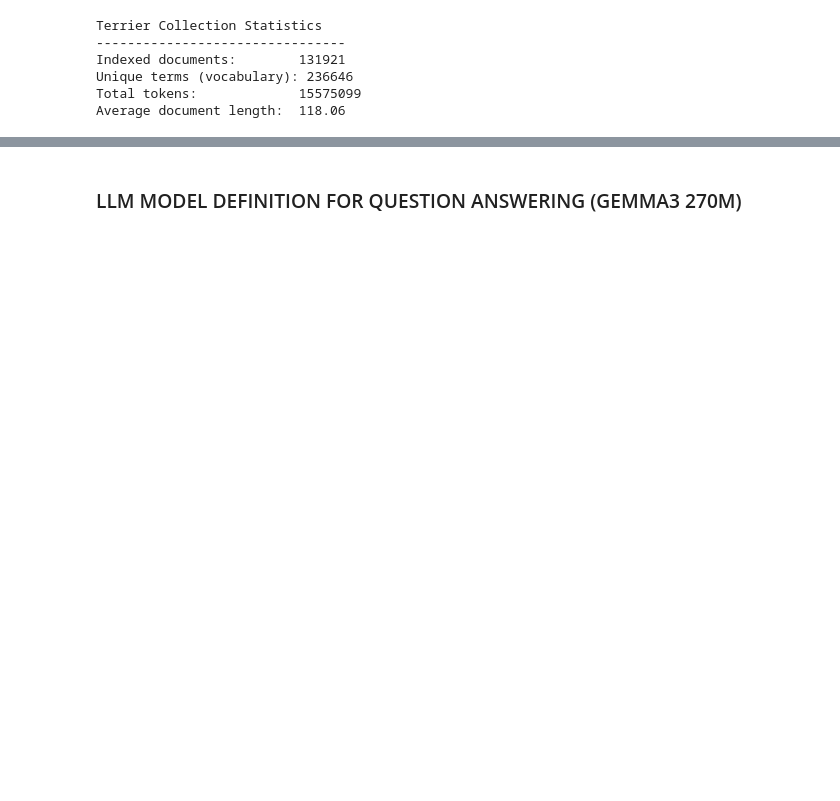
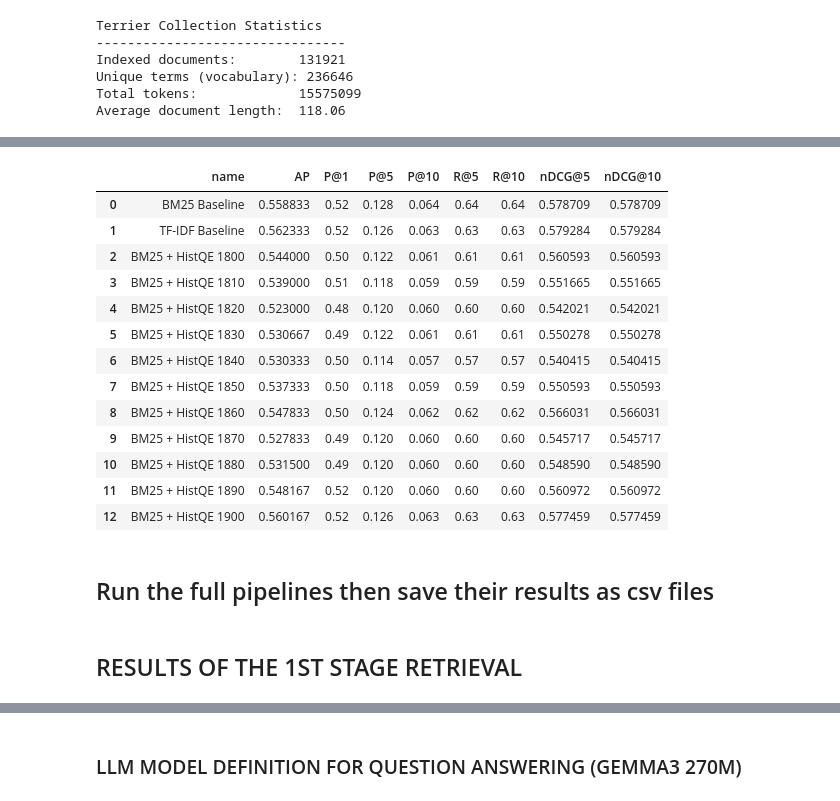
Before and after one commit to OmerSherman/IRProject, a Jupyter notebook: Historical_News_Question_Answering.ipynb, the cells around one changed output, grey strips where cells are left out. Drawn from its saved outputs; the diff is of its cells as text; code cells hidden in the pictures; blank space fills up the shorter version.

```diff
--- a/Historical_News_Question_Answering.ipynb
+++ b/Historical_News_Question_Answering.ipynb
@@ -591,0 +465,11 @@ experiment_results.to_csv("experiment_results_all_queries.csv", index=False) # D
+# %%
+hist_models_by_year = {}
+for year in range(1800, 1901, 10):
+    try:
+        hist_models_by_year[year] = load_histwords_colab(year)
+    except Exception as e:
+        print(f"Could not load model for year {year}: {e}")
+
+print("All requested historical models loaded:")
+for year, model in hist_models_by_year.items():
+    print(f"  Year {year}: {len(model.key_to_index)} words loaded.")
@@ -591,0 +650,39 @@ experiment_results.to_csv("experiment_results_all_queries.csv", index=False) # D
+# %%
+queries_df = pd.DataFrame(queries)
+queries_df = queries_df.rename(columns={"query_id": "qid", "question": "query"})
+
+qrels_df = pd.DataFrame(qrels)
+qrels_df = qrels_df.rename(columns={"query_id": "qid", "para_id": "docno"})
+
+num_queries_subset = 100 # Define the number of queries for the subset
+queries_subset_df = queries_df.head(num_queries_subset)
+
+qrels_subset_df = qrels_df[qrels_df['qid'].isin(queries_subset_df['qid'])].copy()
+
+experiment_results = pt.Experiment(
+    pipelines,
+    queries_subset_df,
+    qrels_subset_df,
+    [P@1, P@5, P@10, R@5, R@10, nDCG@5, nDCG@10, MAP],
+    names=pipeline_names
+)
+
+display(experiment_results)
+# %% [output]
+|  | name | AP | P@1 | P@5 | P@10 | R@5 | R@10 | nDCG@5 | nDCG@10 |
+| 0 | BM25 Baseline | 0.558833 | 0.52 | 0.128 | 0.064 | 0.64 | 0.64 | 0.578709 | 0.578709 |
+| 1 | TF-IDF Baseline | 0.562333 | 0.52 | 0.126 | 0.063 | 0.63 | 0.63 | 0.579284 | 0.579284 |
+| 2 | BM25 + HistQE 1800 | 0.544000 | 0.50 | 0.122 | 0.061 | 0.61 | 0.61 | 0.560593 | 0.560593 |
+| 3 | BM25 + HistQE 1810 | 0.539000 | 0.51 | 0.118 | 0.059 | 0.59 | 0.59 | 0.551665 | 0.551665 |
+| 4 | BM25 + HistQE 1820 | 0.523000 | 0.48 | 0.120 | 0.060 | 0.60 | 0.60 | 0.542021 | 0.542021 |
+| 5 | BM25 + HistQE 1830 | 0.530667 | 0.49 | 0.122 | 0.061 | 0.61 | 0.61 | 0.550278 | 0.550278 |
+| 6 | BM25 + HistQE 1840 | 0.530333 | 0.50 | 0.114 | 0.057 | 0.57 | 0.57 | 0.540415 | 0.540415 |
+| 7 | BM25 + HistQE 1850 | 0.537333 | 0.50 | 0.118 | 0.059 | 0.59 | 0.59 | 0.550593 | 0.550593 |
+| 8 | BM25 + HistQE 1860 | 0.547833 | 0.50 | 0.124 | 0.062 | 0.62 | 0.62 | 0.566031 | 0.566031 |
+| 9 | BM25 + HistQE 1870 | 0.527833 | 0.49 | 0.120 | 0.060 | 0.60 | 0.60 | 0.545717 | 0.545717 |
+| 10 | BM25 + HistQE 1880 | 0.531500 | 0.49 | 0.120 | 0.060 | 0.60 | 0.60 | 0.548590 | 0.548590 |
+| 11 | BM25 + HistQE 1890 | 0.548167 | 0.52 | 0.120 | 0.060 | 0.60 | 0.60 | 0.560972 | 0.560972 |
+| 12 | BM25 + HistQE 1900 | 0.560167 | 0.52 | 0.126 | 0.063 | 0.63 | 0.63 | 0.577459 | 0.577459 |
+# %% [markdown]
+
+## Run the full pipelines then save their results as csv files
@@ -591,0 +708,2 @@ experiment_results.to_csv("experiment_results_all_queries.csv", index=False) # D
+# %% [markdown]
+## RESULTS OF THE 1ST STAGE RETRIEVAL
```
Also changed, not shown: parts of 82 cells of this notebook, 14 other files.
